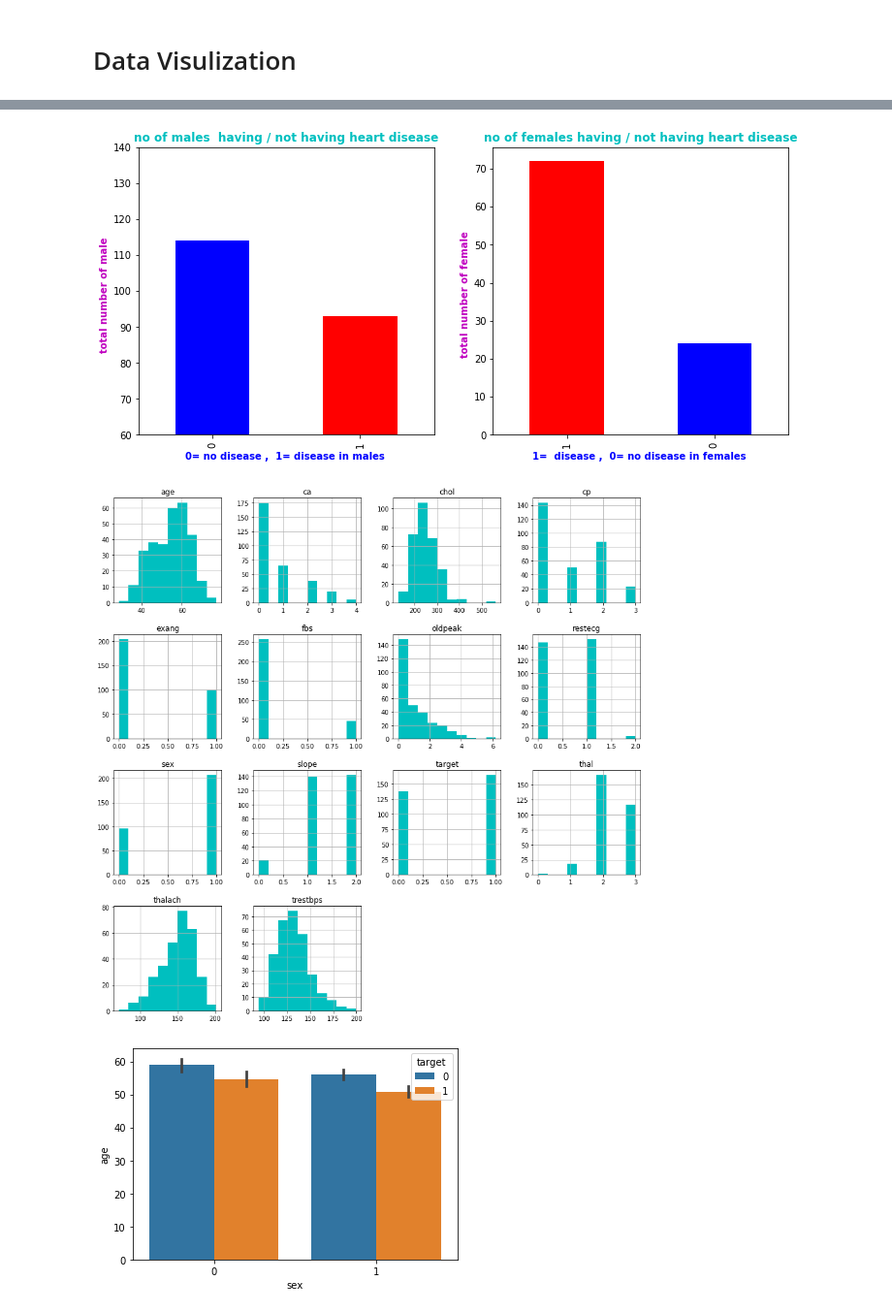
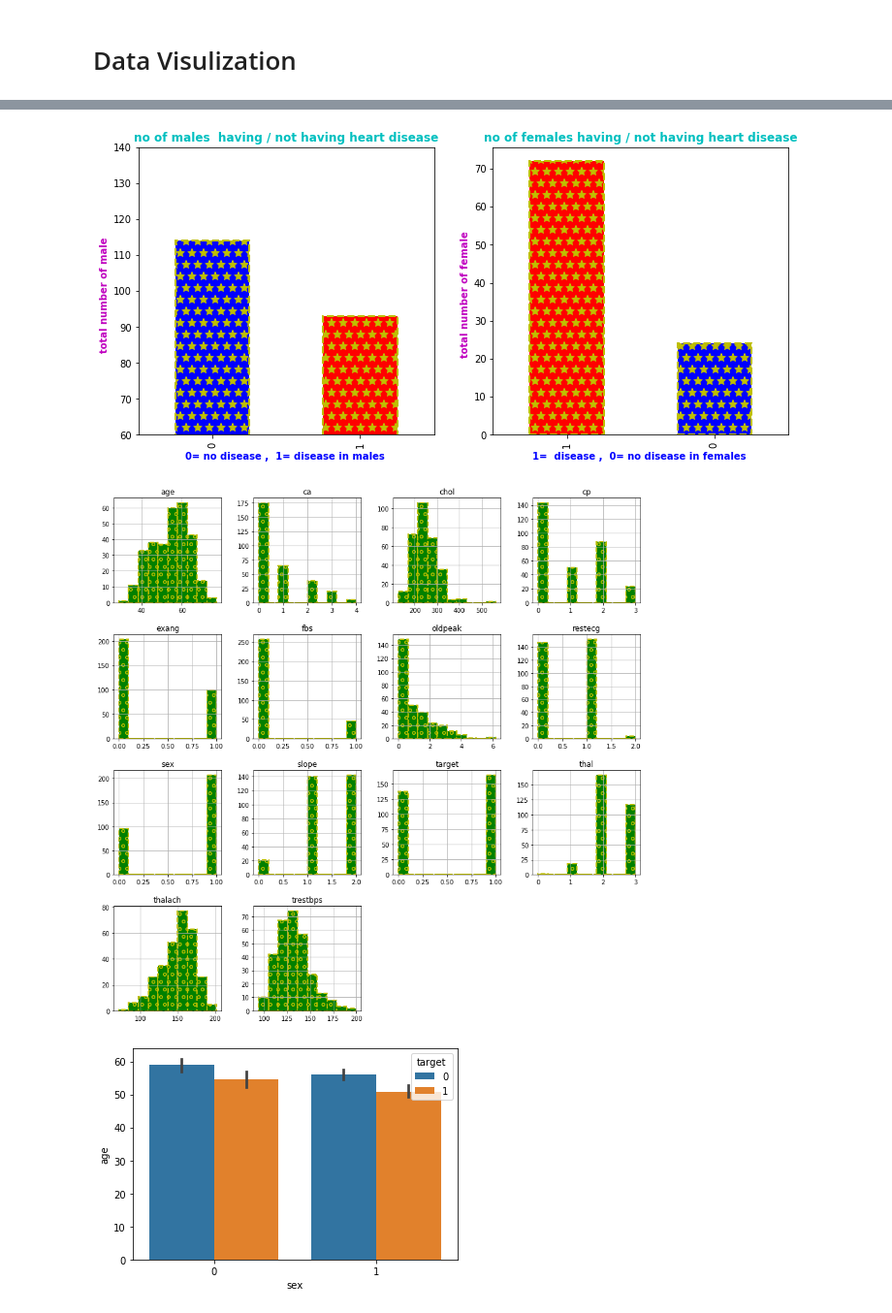
Before and after one commit to northcampus-university-of-kashmir/Heart-Disease-Detection-System, a Jupyter notebook: final_notebook.ipynb, the cells around one changed output, grey strips where cells are left out. Shown at 97% size. Cells and saved outputs as stored; diff of their text form; code cells hidden in the pictures.

```diff
--- a/final_notebook.ipynb
+++ b/final_notebook.ipynb
@@ -5,7 +5,7 @@ import numpy as np
 
 # Loading the data
 # %%
-df = pd.read_csv("/home/adnan/Desktop/Heart-Disease-Detection-System/heart.csv")
+df = pd.read_csv("heart.csv")
 df.head()
 # %% [output]
 |  | age | sex | cp | trestbps | chol | fbs | restecg | thalach | exang | oldpeak | slope | ... |
@@ -142,7 +167,7 @@ plt.title("no of males  having / not having heart disease",fontweight="bold",col
 plt.ylabel("total number of male  ",fontweight="bold",color="m")
 plt.xlabel("0= no disease ,  1= disease in males ",fontweight="bold",color="b")
 plt.ylim(60,140)
-df[df["sex"] == 1]["target"].value_counts().plot(kind="bar",color=["b","r"])
+df[df["sex"] == 1]["target"].value_counts().plot(kind="bar",color=["b","r"],edgecolor="y",linewidth=2,hatch='*',linestyle='--')
 
 #plt.legend()
 plt.subplot(2,2,2)
@@ -150,15 +175,15 @@ plt.title("no of females having / not having heart disease",fontweight="bold",co
 plt.ylabel("total number of female  ",fontweight="bold",color="m")
 plt.xlabel("1=  disease ,  0= no disease in females ",fontweight="bold",color="b")
 
-df[df["sex"] == 0]["target"].value_counts().plot(kind="bar",color=["r","b"])
+df[df["sex"] == 0]["target"].value_counts().plot(kind="bar",color=["r","b"],edgecolor="y",linewidth=2,hatch='*',linestyle='--')
 plt.show()
 #df[df["sex"] == 1]["target"].value_counts().plot(kind="bar",color="r")
 # %% [output]
-[figure, old version]
+[figure, new version]
 # %%
-df.hist(figsize=(15,15),color="c");
+df.hist(figsize=(15,15),color="g",edgecolor="y",linewidth=2,hatch='o',linestyle='--');
 # %% [output]
-[figure, old version]
+[figure, new version]
 # %%
 sns.barplot(df['sex'],df['age'],hue=df['target'])
 plt.show()
```
Also changed, not shown: parts of 63 cells of this notebook, 2 other files.
